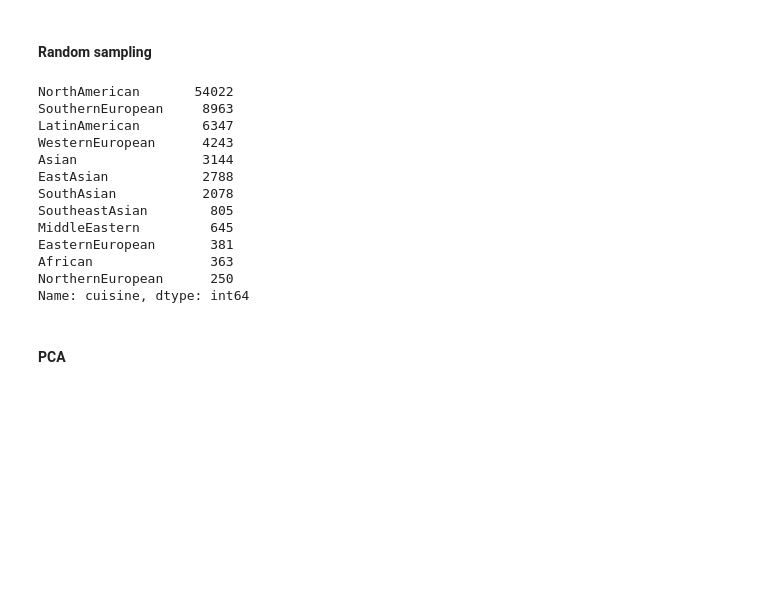
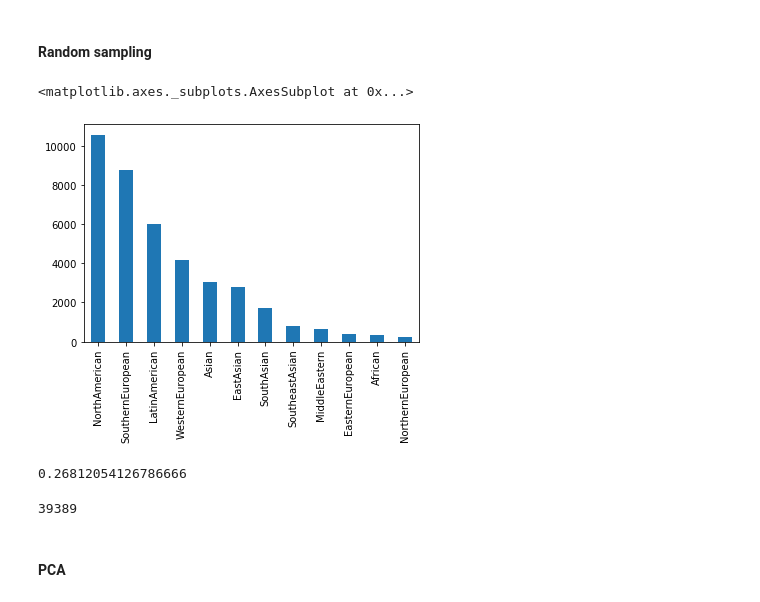
Before and after one commit to catherning/food_recipe_gen, a Jupyter notebook: cuisine_classification/undersampling.ipynb, the cells around one changed output. Drawn from its saved outputs; the diff is of its cells as text; code cells hidden in the pictures; blank space fills up the shorter version.

```diff
--- a/cuisine_classification/undersampling.ipynb
+++ b/cuisine_classification/undersampling.ipynb
@@ -15,7 +15,7 @@ DATASET = ["scirep-cuisines-detail","Yummly28"]
 FILE = "full_data.pkl"
 
 METHODS = ["random","cluster_centroid"]
-method = METHODS[1]
+method = METHODS[0]
 dataset = DATASET[1]
 # %%
 # FROM NN_classification
@@ -58,21 +62,18 @@ if method==METHODS[0]:
 
     #df_train = df_train[~df_train.isin(american_df).all(1)]
 # %%
-df_train['cuisine'].value_counts()
+df_train['cuisine'].value_counts().plot(kind='bar')
 # %% [output]
-NorthAmerican       54022
-SouthernEuropean     8963
-LatinAmerican        6347
-WesternEuropean      4243
-Asian                3144
-EastAsian            2788
-SouthAsian           2078
-SoutheastAsian        805
-MiddleEastern         645
-EasternEuropean       381
-African               363
-NorthernEuropean      250
-Name: cuisine, dtype: int64
+<matplotlib.axes._subplots.AxesSubplot at 0x...>
+[figure, added]
+# %%
+print(len(df_train[df_train["cuisine"]=="NorthAmerican"])/len(df_train))
+# %% [output]
+0.26812054126786666
+# %%
+len(df_train)
+# %% [output]
+39389
 # %% [markdown]
 #### PCA
 # %%
```
Also changed, not shown: parts of 1 cell of this notebook, 3 other files.
